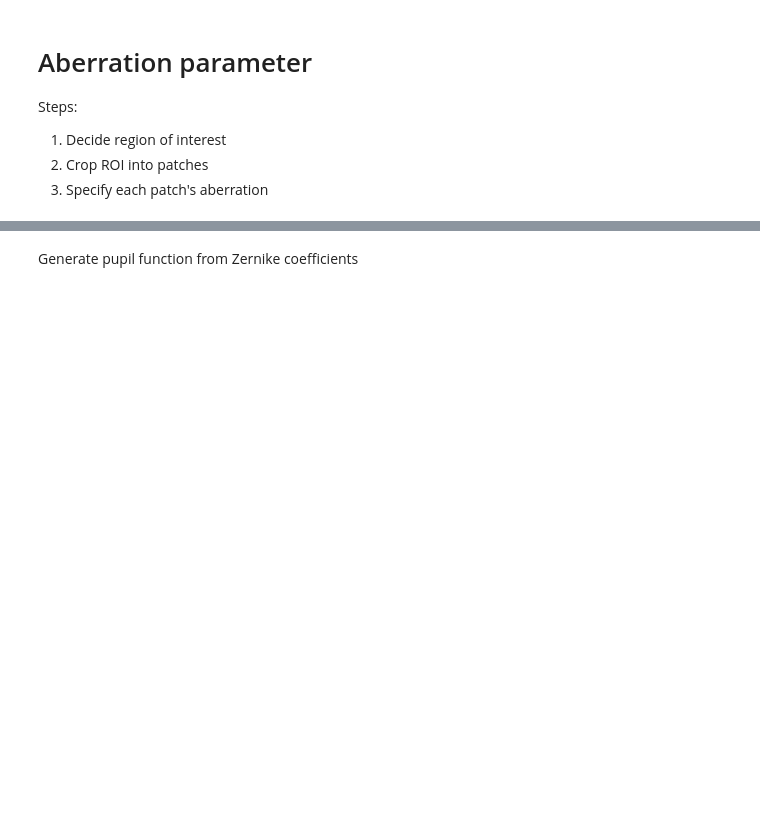
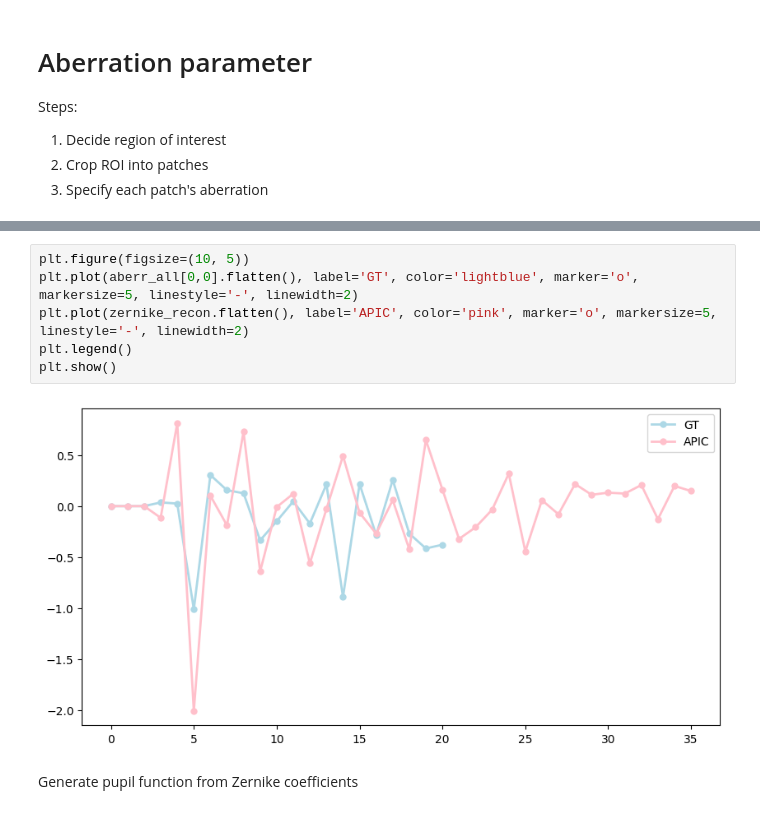
Before and after one commit to ArianaGu/EUV_FPM, a Jupyter notebook: fp_sim.ipynb, the cells around one changed output, grey strips where cells are left out. Cells and saved outputs as stored; diff of their text form; blank space fills up the shorter version.

```diff
--- a/fp_sim.ipynb
+++ b/fp_sim.ipynb
@@ -69,3 +82,11 @@ print(aberr_all[0,0])
+# %%
+plt.figure(figsize=(10, 5))
+plt.plot(aberr_all[0,0].flatten(), label='GT', color='lightblue', marker='o', markersize=5, linestyle='-', linewidth=2)
+plt.plot(zernike_recon.flatten(), label='APIC', color='pink', marker='o', markersize=5, linestyle='-', linewidth=2)
+plt.legend()
+plt.show()
+# %% [output]
+[figure, added]
 # %% [markdown]
 Generate pupil function from Zernike coefficients
 # %%
```
Also changed, not shown: parts of 9 cells of this notebook, 7 other files.
